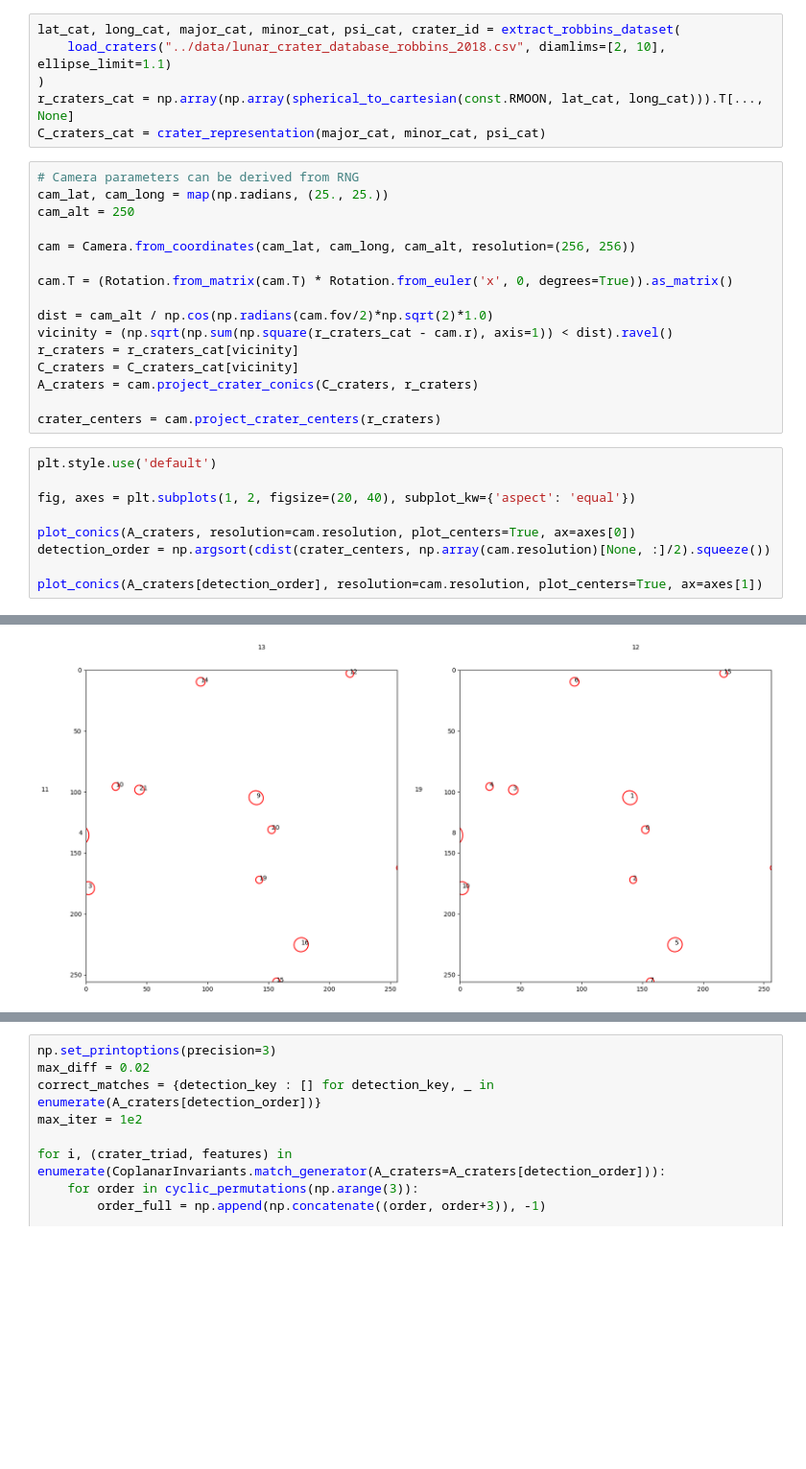
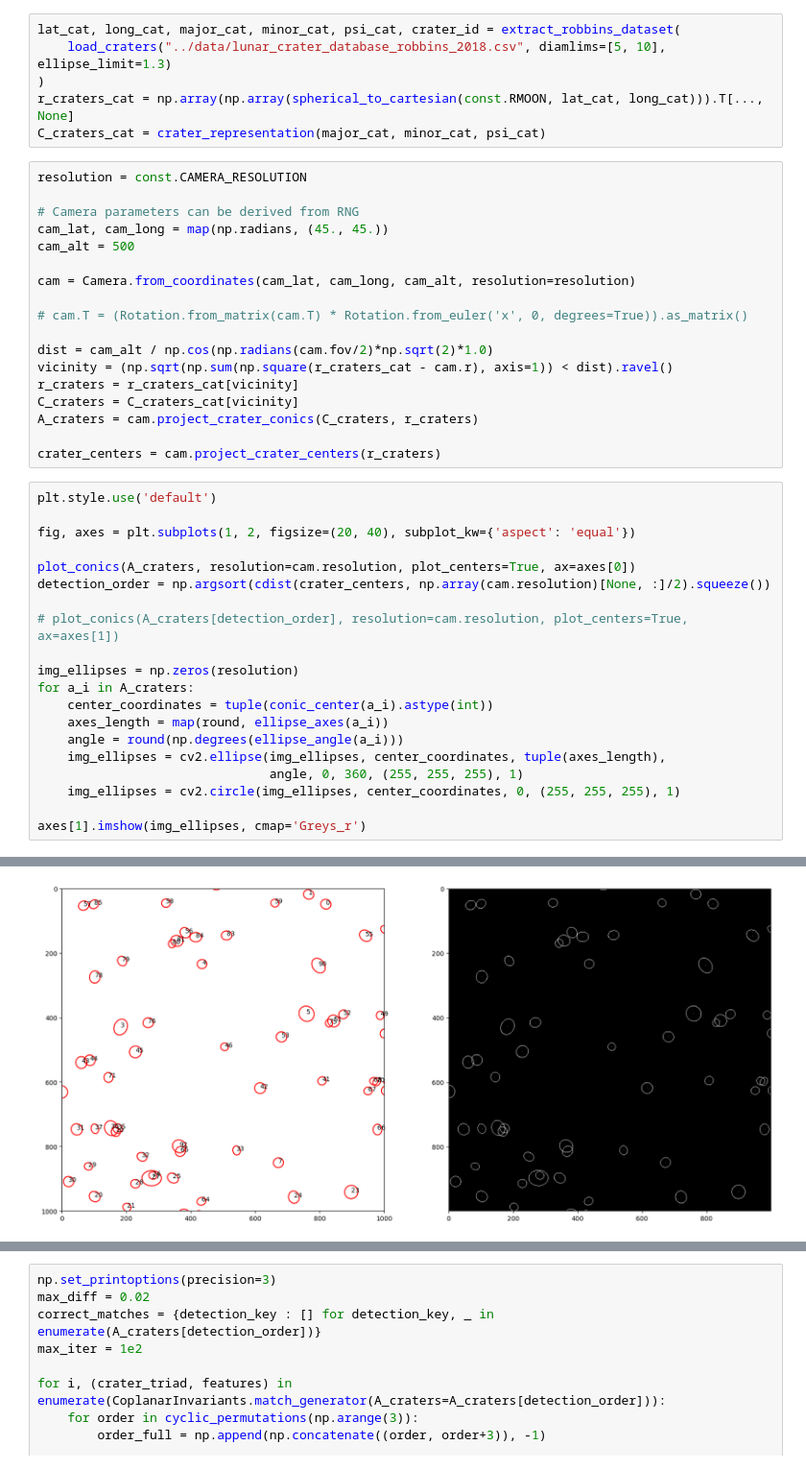
Before and after one commit to wdoppenberg/crater-detection, a Jupyter notebook: notebooks/crater_matching.ipynb, the cells around one changed output, grey strips where cells are left out. Shown at 96% size. Saved outputs shown, nothing was run; the diff lists cells and outputs as text; blank space fills up the shorter version.

```diff
--- a/notebooks/crater_matching.ipynb
+++ b/notebooks/crater_matching.ipynb
@@ -20,18 +21,20 @@ from craterdetection.matching.utils import cyclic_permutations, enhanced_pattern
 from craterdetection.common.conics import *
 # %%
 lat_cat, long_cat, major_cat, minor_cat, psi_cat, crater_id = extract_robbins_dataset(
-    load_craters("../data/lunar_crater_database_robbins_2018.csv", diamlims=[2, 10], ellipse_limit=1.1)
+    load_craters("../data/lunar_crater_database_robbins_2018.csv", diamlims=[5, 10], ellipse_limit=1.3)
 )
 r_craters_cat = np.array(np.array(spherical_to_cartesian(const.RMOON, lat_cat, long_cat))).T[..., None]
 C_craters_cat = crater_representation(major_cat, minor_cat, psi_cat)
 # %%
+resolution = const.CAMERA_RESOLUTION
+
 # Camera parameters can be derived from RNG
-cam_lat, cam_long = map(np.radians, (25., 25.))
-cam_alt = 250
+cam_lat, cam_long = map(np.radians, (45., 45.))
+cam_alt = 500
 
-cam = Camera.from_coordinates(cam_lat, cam_long, cam_alt, resolution=(256, 256))
+cam = Camera.from_coordinates(cam_lat, cam_long, cam_alt, resolution=resolution)
 
-cam.T = (Rotation.from_matrix(cam.T) * Rotation.from_euler('x', 0, degrees=True)).as_matrix()
+# cam.T = (Rotation.from_matrix(cam.T) * Rotation.from_euler('x', 0, degrees=True)).as_matrix()
 
 dist = cam_alt / np.cos(np.radians(cam.fov/2)*np.sqrt(2)*1.0)
 vicinity = (np.sqrt(np.sum(np.square(r_craters_cat - cam.r), axis=1)) < dist).ravel()
@@ -48,5 +51,16 @@ fig, axes = plt.subplots(1, 2, figsize=(20, 40), subplot_kw={'aspect': 'equal'})
 plot_conics(A_craters, resolution=cam.resolution, plot_centers=True, ax=axes[0])
 detection_order = np.argsort(cdist(crater_centers, np.array(cam.resolution)[None, :]/2).squeeze())
 
-plot_conics(A_craters[detection_order], resolution=cam.resolution, plot_centers=True, ax=axes[1])
+# plot_conics(A_craters[detection_order], resolution=cam.resolution, plot_centers=True, ax=axes[1])
+
+img_ellipses = np.zeros(resolution)
+for a_i in A_craters:
+    center_coordinates = tuple(conic_center(a_i).astype(int))
+    axes_length = map(round, ellipse_axes(a_i))
+    angle = round(np.degrees(ellipse_angle(a_i)))
+    img_ellipses = cv2.ellipse(img_ellipses, center_coordinates, tuple(axes_length),
+                               angle, 0, 360, (255, 255, 255), 1)
+    img_ellipses = cv2.circle(img_ellipses, center_coordinates, 0, (255, 255, 255), 1)
+
+axes[1].imshow(img_ellipses, cmap='Greys_r')
 # %% [output]
@@ -53 +68 @@ plot_conics(A_craters[detection_order], resolution=cam.resolution, plot_centers=
-[figure, old version]
+[figure, new version]
```
Also changed, not shown: parts of 10 cells of this notebook, 6 other files.
